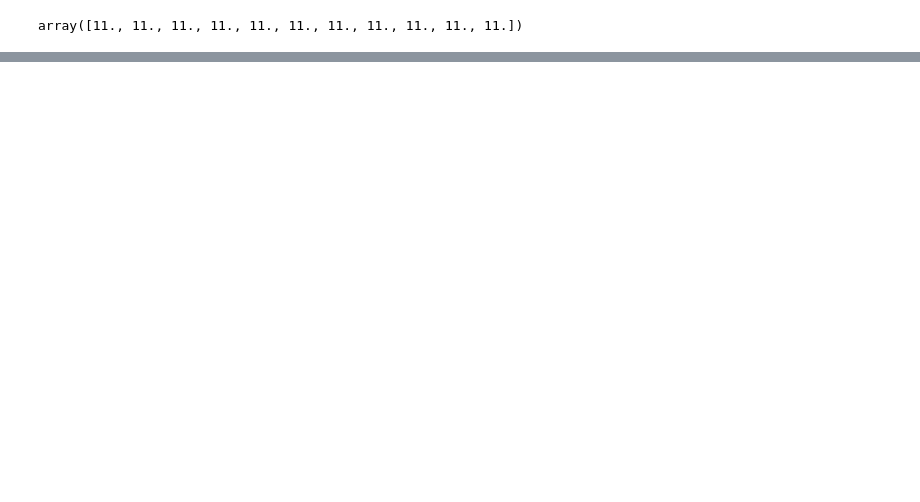
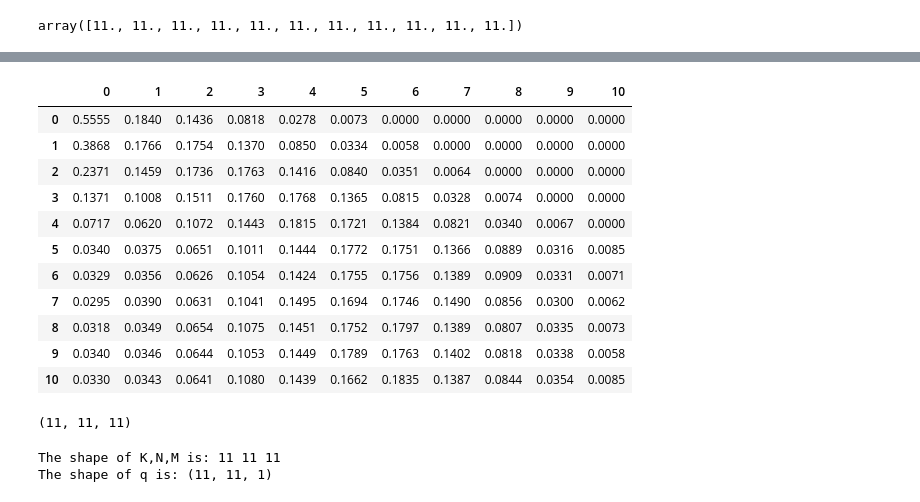
Before and after one commit to targoons/gym-inventory, a Jupyter notebook: gym_analysis_Group6.ipynb, the cells around one changed output, grey strips where cells are left out. Saved outputs shown, nothing was run; the diff lists cells and outputs as text; code cells hidden in the pictures; blank space fills up the shorter version.

```diff
--- a/gym_analysis_Group6.ipynb
+++ b/gym_analysis_Group6.ipynb
@@ -834,0 +893,25 @@ policy_df
+# %%
+pd.DataFrame(P_t[5,:,:]) #transition matrix at action = 5
+# %% [output]
+|  | 0 | 1 | 2 | 3 | 4 | 5 | 6 | 7 | 8 | 9 | 10 |
+| 0 | 0.5555 | 0.1840 | 0.1436 | 0.0818 | 0.0278 | 0.0073 | 0.0000 | 0.0000 | 0.0000 | 0.0000 | 0.0000 |
+| 1 | 0.3868 | 0.1766 | 0.1754 | 0.1370 | 0.0850 | 0.0334 | 0.0058 | 0.0000 | 0.0000 | 0.0000 | 0.0000 |
+| 2 | 0.2371 | 0.1459 | 0.1736 | 0.1763 | 0.1416 | 0.0840 | 0.0351 | 0.0064 | 0.0000 | 0.0000 | 0.0000 |
+| 3 | 0.1371 | 0.1008 | 0.1511 | 0.1760 | 0.1768 | 0.1365 | 0.0815 | 0.0328 | 0.0074 | 0.0000 | 0.0000 |
+| 4 | 0.0717 | 0.0620 | 0.1072 | 0.1443 | 0.1815 | 0.1721 | 0.1384 | 0.0821 | 0.0340 | 0.0067 | 0.0000 |
+| 5 | 0.0340 | 0.0375 | 0.0651 | 0.1011 | 0.1444 | 0.1772 | 0.1751 | 0.1366 | 0.0889 | 0.0316 | 0.0085 |
+| 6 | 0.0329 | 0.0356 | 0.0626 | 0.1054 | 0.1424 | 0.1755 | 0.1756 | 0.1389 | 0.0909 | 0.0331 | 0.0071 |
+| 7 | 0.0295 | 0.0390 | 0.0631 | 0.1041 | 0.1495 | 0.1694 | 0.1746 | 0.1490 | 0.0856 | 0.0300 | 0.0062 |
+| 8 | 0.0318 | 0.0349 | 0.0654 | 0.1075 | 0.1451 | 0.1752 | 0.1797 | 0.1389 | 0.0807 | 0.0335 | 0.0073 |
+| 9 | 0.0340 | 0.0346 | 0.0644 | 0.1053 | 0.1449 | 0.1789 | 0.1763 | 0.1402 | 0.0818 | 0.0338 | 0.0058 |
+| 10 | 0.0330 | 0.0343 | 0.0641 | 0.1080 | 0.1439 | 0.1662 | 0.1835 | 0.1387 | 0.0844 | 0.0354 | 0.0085 |
+# %%
+K,N,M = P_t.shape
+K,N,M
+# %% [output]
+(11, 11, 11)
+# %%
+v,d=value_iteration(P_t,RR)
+# %% [output]
+The shape of K,N,M is: 11 11 11
+The shape of q is: (11, 11, 1)
```
Also changed, not shown: parts of 36 cells of this notebook.
